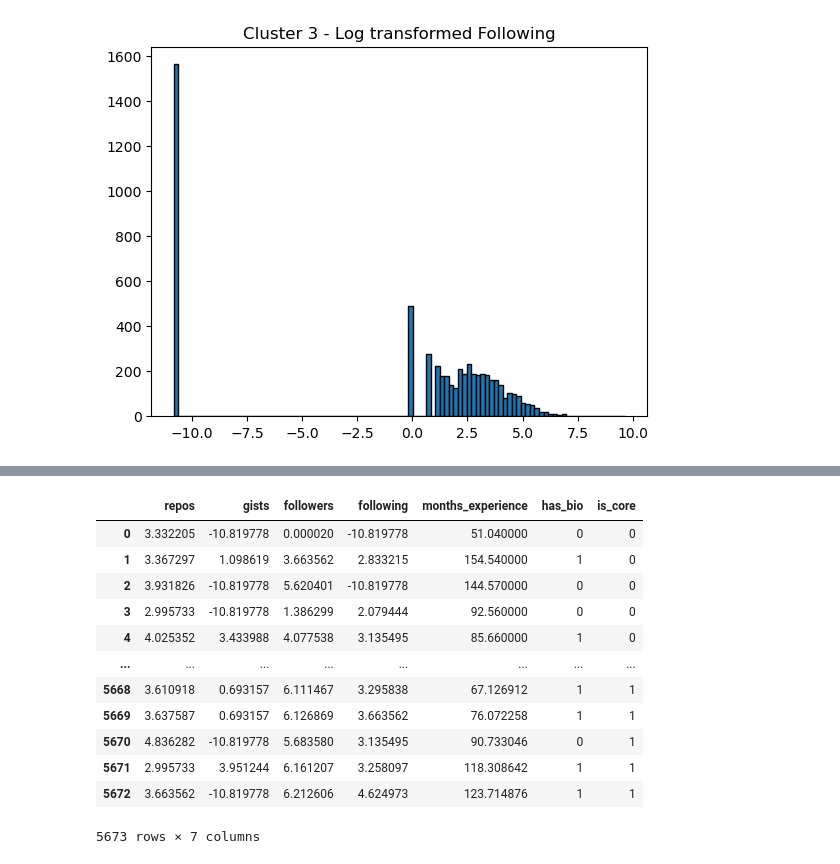
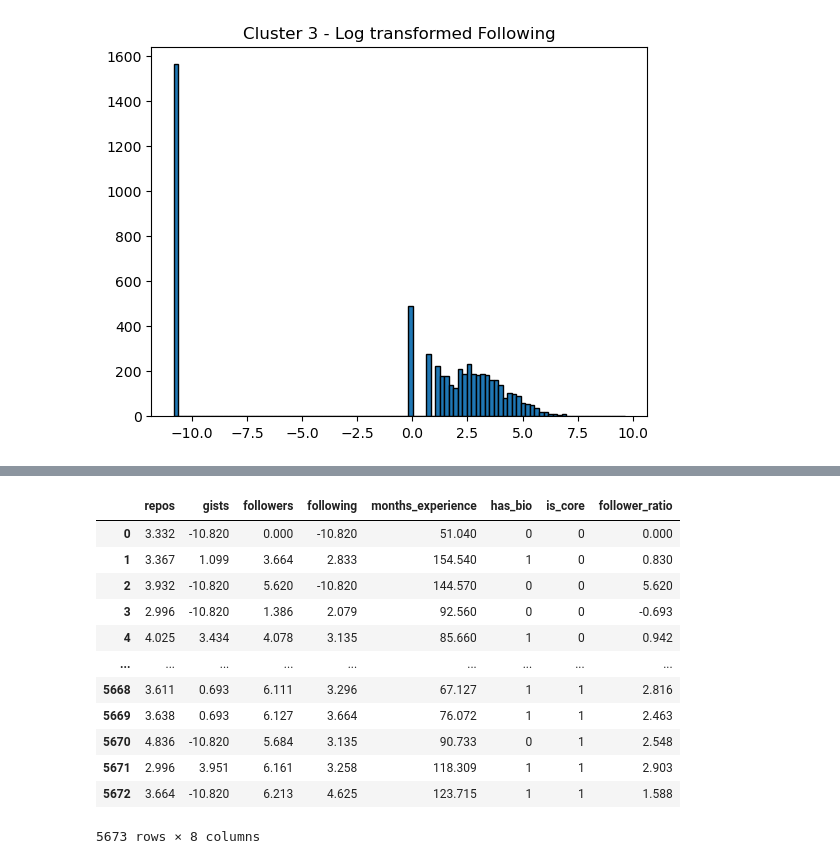
Before and after one commit to EthanRS72/501-580practical, a Jupyter notebook: Python/c3_profile_models.ipynb, the cells around one changed output, grey strips where cells are left out. Drawn from its saved outputs; the diff is of its cells as text; code cells hidden in the pictures.

```diff
--- a/Python/c3_profile_models.ipynb
+++ b/Python/c3_profile_models.ipynb
@@ -90,3 +97,7 @@ c3_train
 | 5671 | 20 | 52 | 474 | 26 | 118.308642 | 1 | 1 |
 | 5672 | 39 | 0 | 499 | 102 | 123.714876 | 1 | 1 |
 5673 rows × 7 columns
+# %%
+c3_train['follower_ratio'] = np.where(c3_train['following'] == 0, c3_train['followers'], c3_train['followers'] / c3_train['following'])
+pd.set_option('display.float_format', lambda x: '%.3f' % x)
+c3_train
@@ -164,21 +201,22 @@ plt.show()
 # %%
 c3_train_log = c3_train.copy()
 c3_train_log['repos'] = np.log(c3_train_log.repos+2e-5)
 c3_train_log['gists'] = np.log(c3_train_log.gists+2e-5)
 c3_train_log['followers'] = np.log(c3_train_log.followers+2e-5)
 c3_train_log['following'] = np.log(c3_train_log.following+2e-5)
+c3_train_log['follower_ratio'] = np.log(c3_train_log.follower_ratio+2e-5)
 c3_train_log
 # %% [output]
-|  | repos | gists | followers | following | months_experience | has_bio | is_core |
-| 0 | 3.332205 | -10.819778 | 0.000020 | -10.819778 | 51.040000 | 0 | 0 |
-| 1 | 3.367297 | 1.098619 | 3.663562 | 2.833215 | 154.540000 | 1 | 0 |
-| 2 | 3.931826 | -10.819778 | 5.620401 | -10.819778 | 144.570000 | 0 | 0 |
-| 3 | 2.995733 | -10.819778 | 1.386299 | 2.079444 | 92.560000 | 0 | 0 |
-| 4 | 4.025352 | 3.433988 | 4.077538 | 3.135495 | 85.660000 | 1 | 0 |
-| ... | ... | ... | ... | ... | ... | ... | ... |
-| 5668 | 3.610918 | 0.693157 | 6.111467 | 3.295838 | 67.126912 | 1 | 1 |
-| 5669 | 3.637587 | 0.693157 | 6.126869 | 3.663562 | 76.072258 | 1 | 1 |
-| 5670 | 4.836282 | -10.819778 | 5.683580 | 3.135495 | 90.733046 | 0 | 1 |
-| 5671 | 2.995733 | 3.951244 | 6.161207 | 3.258097 | 118.308642 | 1 | 1 |
-| 5672 | 3.663562 | -10.819778 | 6.212606 | 4.624973 | 123.714876 | 1 | 1 |
+|  | repos | gists | followers | following | months_experience | has_bio | is_core | follower_ratio |
+| 0 | 3.332 | -10.820 | 0.000 | -10.820 | 51.040 | 0 | 0 | 0.000 |
+| 1 | 3.367 | 1.099 | 3.664 | 2.833 | 154.540 | 1 | 0 | 0.830 |
+| 2 | 3.932 | -10.820 | 5.620 | -10.820 | 144.570 | 0 | 0 | 5.620 |
+| 3 | 2.996 | -10.820 | 1.386 | 2.079 | 92.560 | 0 | 0 | -0.693 |
+| 4 | 4.025 | 3.434 | 4.078 | 3.135 | 85.660 | 1 | 0 | 0.942 |
+| ... | ... | ... | ... | ... | ... | ... | ... | ... |
+| 5668 | 3.611 | 0.693 | 6.111 | 3.296 | 67.127 | 1 | 1 | 2.816 |
+| 5669 | 3.638 | 0.693 | 6.127 | 3.664 | 76.072 | 1 | 1 | 2.463 |
+| 5670 | 4.836 | -10.820 | 5.684 | 3.135 | 90.733 | 0 | 1 | 2.548 |
+| 5671 | 2.996 | 3.951 | 6.161 | 3.258 | 118.309 | 1 | 1 | 2.903 |
+| 5672 | 3.664 | -10.820 | 6.213 | 4.625 | 123.715 | 1 | 1 | 1.588 |
-5673 rows × 7 columns
+5673 rows × 8 columns
```
Also changed, not shown: parts of 28 cells of this notebook, 4 other files.
